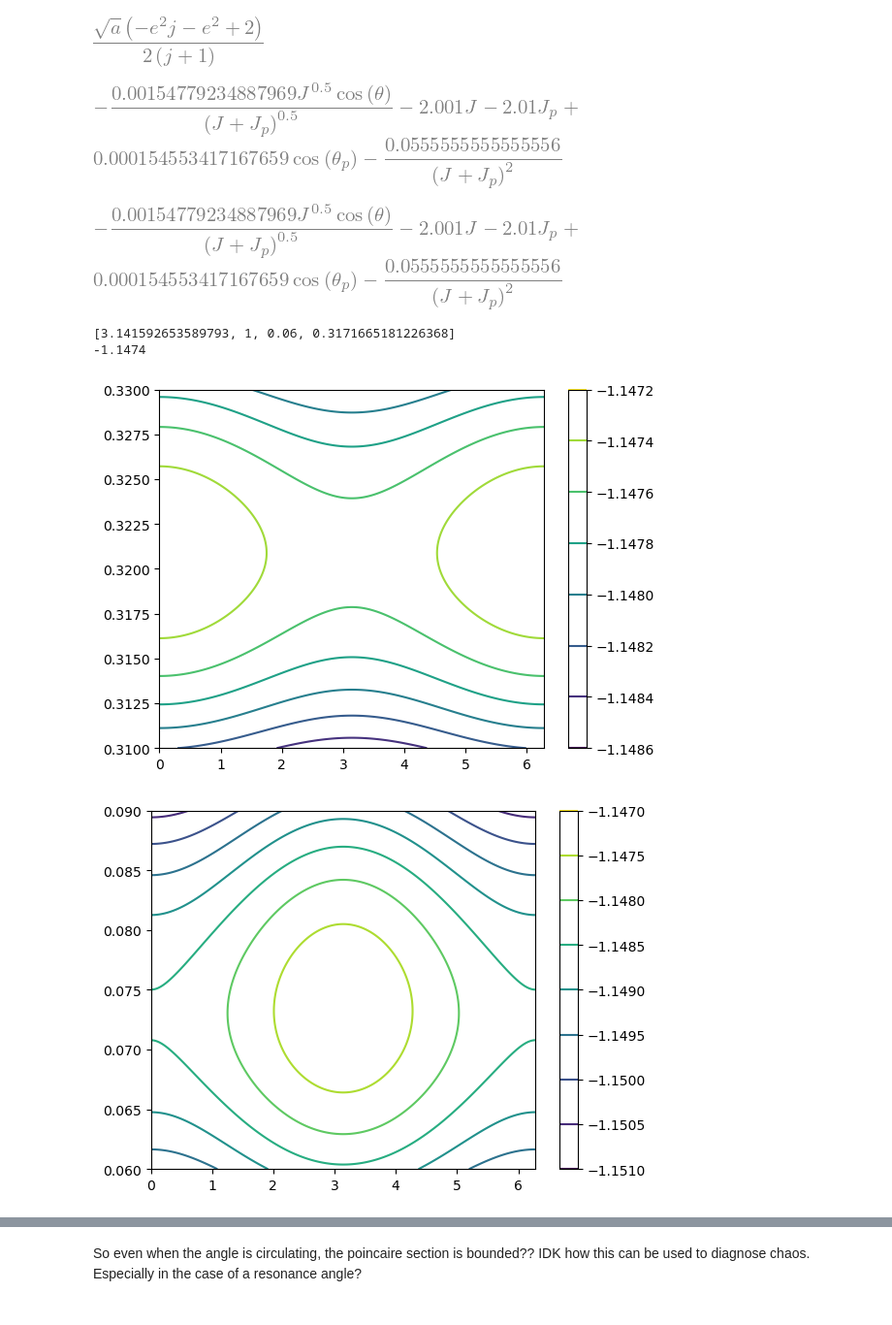
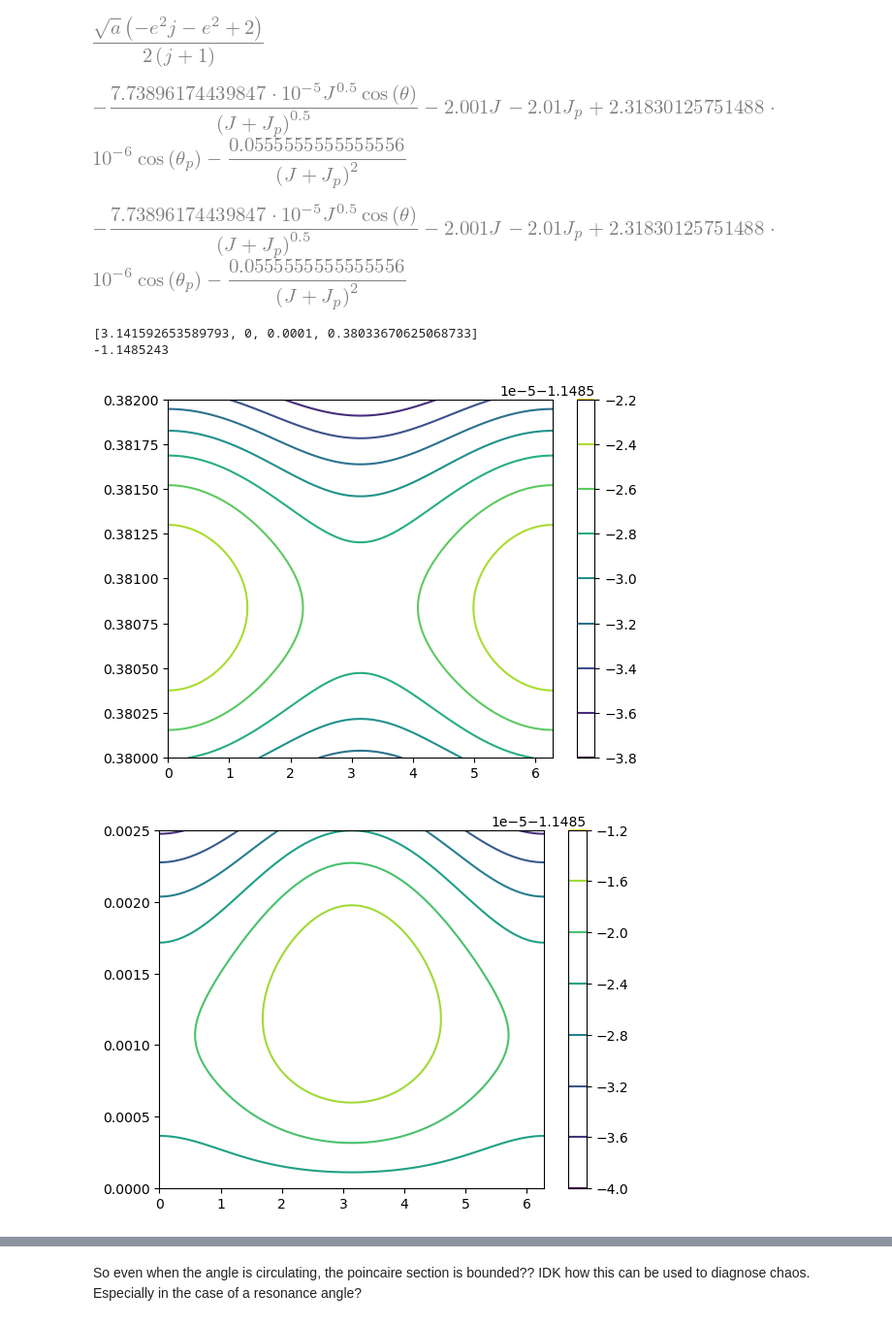
Before and after one commit to jtlaune/wc-apsidal-precession, a Jupyter notebook: paper-2-poincaire.ipynb, the cells around one changed output, grey strips where cells are left out. Shown at 97% size. Cells and saved outputs as stored; diff of their text form; code cells hidden in the pictures.

```diff
--- a/paper-2-poincaire.ipynb
+++ b/paper-2-poincaire.ipynb
@@ -43,12 +43,12 @@ np_sel = 1.
 ap_sel = np_sel**(-2./3)
 params = {
     j: 2,
-    mup: 1e-3,
+    mup: 5e-5,
     bp: 1.5455341716765871,
     b: 1.8956507412695471,
     b1_3_2: 0,  # 12.08476062046314,
     b2_3_2: 0,  # 10.485706741948807,
-    ep: 0.1,
+    ep: 0.03,
     om: 1e-3,
     omp: 1e-2,
     np:np_sel,
@@ -109,7 +109,7 @@ H1_expr = H_expr.subs({Lam:Lam1_expr,Gam:Gam1_expr,th1_expr:th,thp1_expr:thp}) +
 H1_expr = H1_expr.subs(params).evalf()#.subs({J:J_expr,Jp:Jp_expr})
 H1_expr
 # %% [output]
-[figure, old version]
+[figure, new version]
 # %%
 funcs = lambdify(
     [th, thp, J, Jp],
@@ -128,7 +128,7 @@ _ = H1_expr.subs(params)#.subs({th:params["th0"],thp:params["thp0"]})#.subs({J:0
 display(_)
 _ = lambdify([th, thp, J, Jp], _)
 # %% [output]
-[figure, old version]
+[figure, new version]
 # %%
 %matplotlib inline
 # %%
@@ -139,11 +139,11 @@ _ = lambdify([th, thp, J, Jp], _)
 #plt.show()
 # %%
 th0val = npy.pi
-thpval = 1
-Hval = -1.1474#-1.14488161255
-Jval = 0.06#0.00000001
+thpval = 0
+Hval = -1.1485243#-1.14488161255
+Jval = 0.0001
 
-Jpval = brentq(lambda x: _(th0val, thpval, Jval, x)-Hval, 0,0.32,xtol=1e-16)
+Jpval = brentq(lambda x: _(th0val, thpval, Jval, x)-Hval, 0,0.381,xtol=1e-16)
 
 initconds = [
     th0val,
@@ -154,27 +154,27 @@ initconds = [
 print(initconds)
 print(_(th0val, thpval, Jval, Jpval))
 # %% [output]
-[3.141592653589793, 1, 0.06, 0.3171665181226368]
--1.1474
+[3.141592653589793, 0, 0.0001, 0.38033670625068733]
+-1.1485243
 # %%
 _lvl = Hval
 
 _1 = lambdify([thp,Jp], H1_expr.subs({th: th0val, J: Jval}).subs(params).evalf())
-_2,_3= npy.meshgrid(npy.linspace(0,2*npy.pi,1000),npy.linspace(0.31,0.33,1000))
+_2,_3= npy.meshgrid(npy.linspace(0,2*npy.pi,1000),npy.linspace(0.38,0.382,1000))
 plt.clf()
 cs = plt.contour(_2,_3,_1(_2,_3))#,levels=[_lvl,_lvl*0.999999])
 plt.colorbar(cs)
 plt.show()
 
 _1 = lambdify([th,J], H1_expr.subs({thp: thpval, Jp: Jpval}).subs(params).evalf())
-_2,_3= npy.meshgrid(npy.linspace(0,2*npy.pi,1000),npy.linspace(0.06,0.09,1000))
+_2,_3= npy.meshgrid(npy.linspace(0,2*npy.pi,1000),npy.linspace(0.0,0.0025,1000))
 plt.clf()
 cs = plt.contour(_2,_3,_1(_2,_3))
 plt.colorbar(cs)
 plt.show()
 # %% [output]
-[figure, old version]
+[figure, new version]
-[figure, old version]
+[figure, new version]
 # %%
 print(func(0,initconds))
 
```
Also changed, not shown: parts of 3 cells of this notebook.
